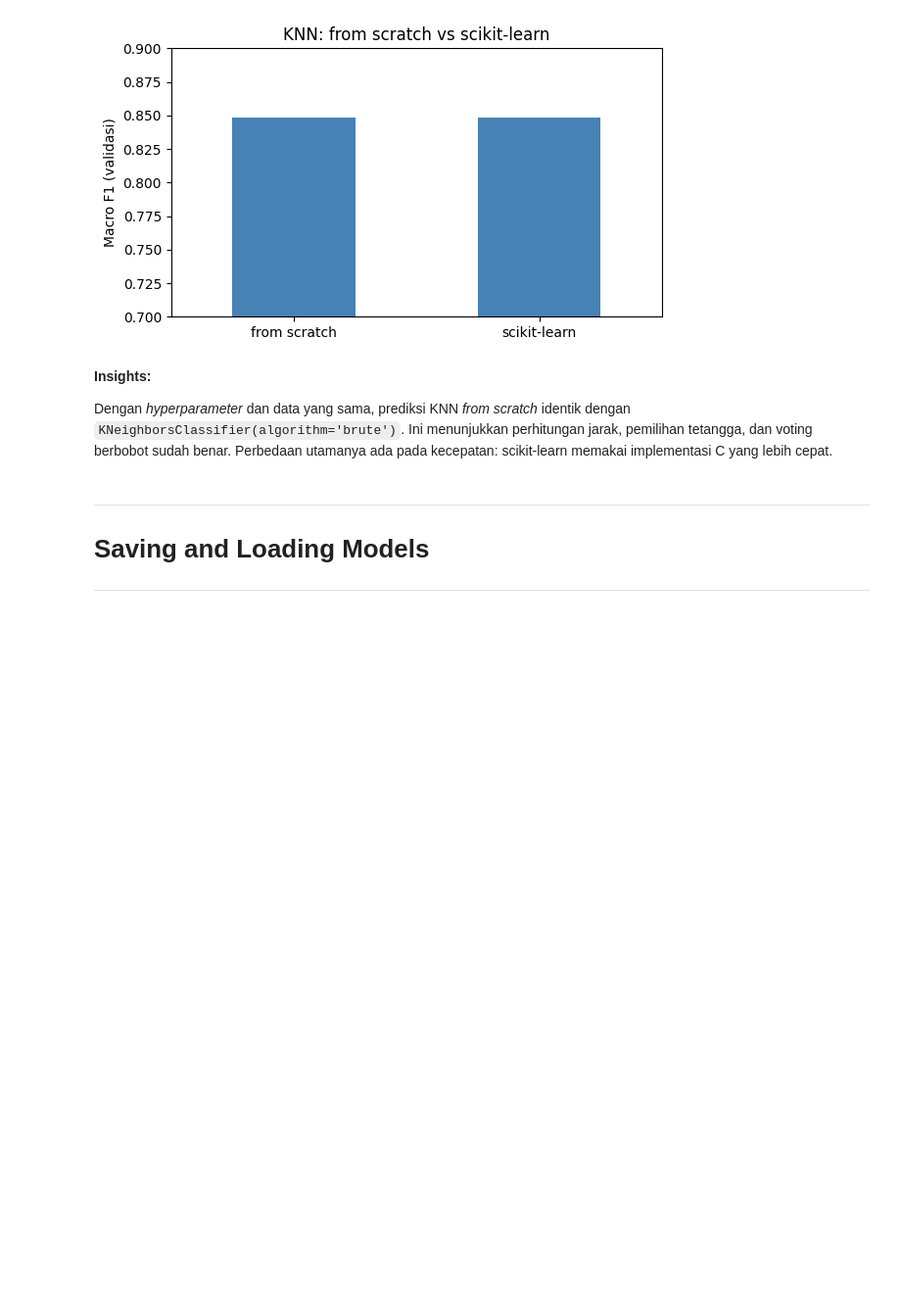
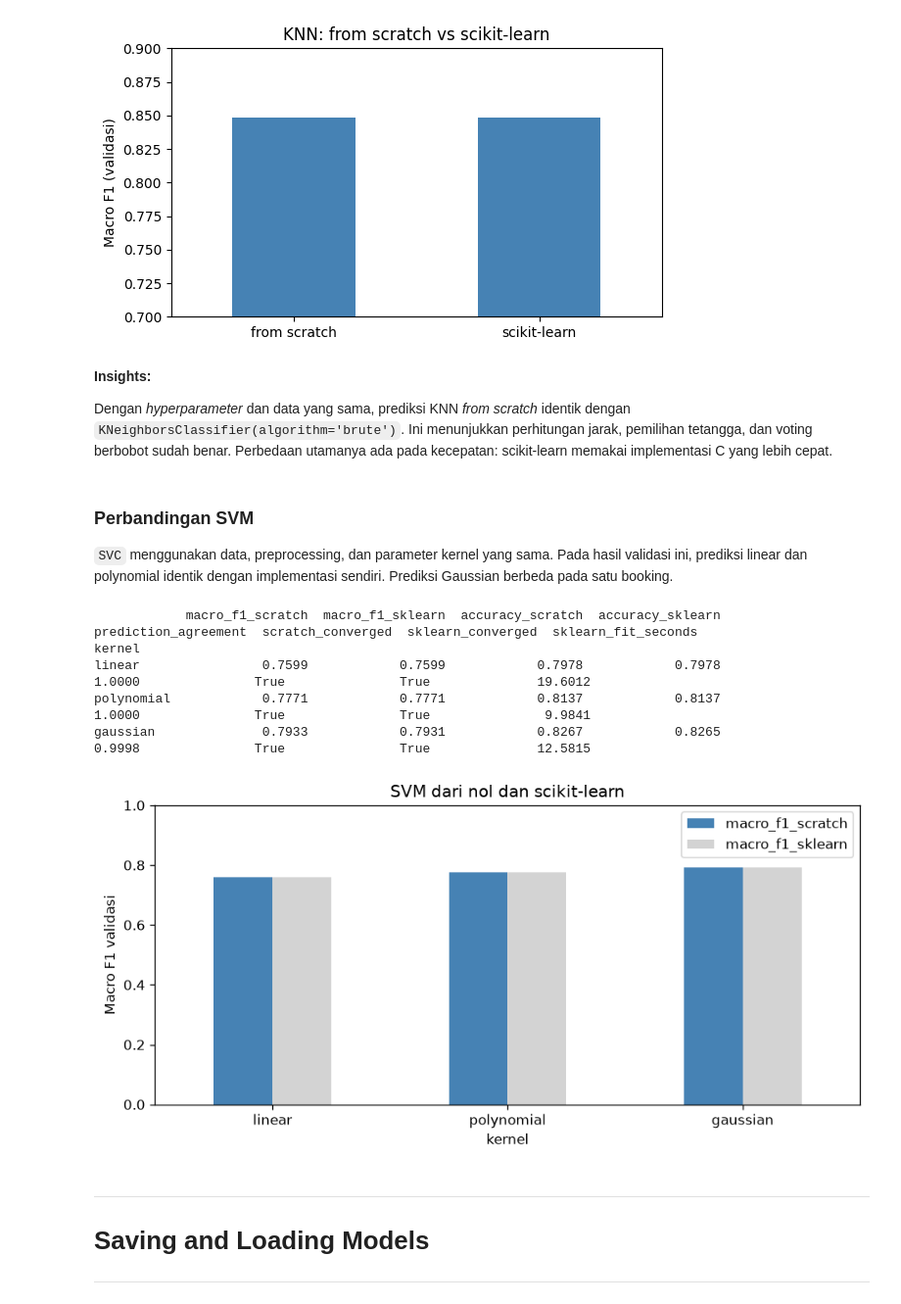
Before and after one commit to zizadhrmaa/IF3170_G25_IMKSIAI, a Jupyter notebook: src/Notebook_Tugas_Besar_2_IF3170_Inteligensi_Artifisial_2026_2027.ipynb, the cells around one changed output. Shown at 98% size. Saved outputs shown, nothing was run; the diff lists cells and outputs as text; code cells hidden in the pictures; blank space fills up the shorter version.

```diff
--- a/src/Notebook_Tugas_Besar_2_IF3170_Inteligensi_Artifisial_2026_2027.ipynb
+++ b/src/Notebook_Tugas_Besar_2_IF3170_Inteligensi_Artifisial_2026_2027.ipynb
@@ -112,6 +113,10 @@ class Settings:
     VAL_SIZE   = 0.2
     N_FOLDS    = 5
     PLOT_COLOR = 'steelblue'
+    SVM_C = 1.0
+    SVM_DEGREE = 2
+    SVM_TOL = 1e-3
+    SVM_MAX_ITER = 1000000
     # Bobot fitur untuk jarak KNN; asal nilainya dijelaskan di bagian Improvements.
     # Key-nya adalah nama kolom di Preprocessor.
     FEATURE_WEIGHTS = {
@@ -775,6 +833,54 @@ Prediksi identik: 100.00%
 **Insights:**
 
 Dengan *hyperparameter* dan data yang sama, prediksi KNN *from scratch* identik dengan `KNeighborsClassifier(algorithm='brute')`. Ini menunjukkan perhitungan jarak, pemilihan tetangga, dan voting berbobot sudah benar. Perbedaan utamanya ada pada kecepatan: scikit-learn memakai implementasi C yang lebih cepat.
+# %% [markdown]
+### Perbandingan SVM
+
+`SVC` menggunakan data, preprocessing, dan parameter kernel yang sama. Pada hasil validasi ini, prediksi linear dan polynomial identik dengan implementasi sendiri. Prediksi Gaussian berbeda pada satu booking.
+# %%
+from sklearn.svm import SVC
+
+sk_svm_models = {}
+svm_comparison_rows = []
+sklearn_kernels = {'linear': 'linear', 'polynomial': 'poly', 'gaussian': 'rbf'}
+for kernel, scratch_model in svm_models.items():
+    sk_model = SVC(C=scratch_model.C, kernel=sklearn_kernels[kernel],
+                   degree=scratch_model.degree, gamma=scratch_model.gamma_,
+                   coef0=scratch_model.coef0, tol=scratch_model.tol)
+    start = time.time()
+    sk_model.fit(X_svm_train, y_train)
+    fit_seconds = time.time() - start
+    sk_pred = sk_model.predict(X_svm_val)
+    sk_svm_models[kernel] = sk_model
+    svm_comparison_rows.append({
+        'kernel': kernel,
+        'macro_f1_scratch': macro_f1(y_val, svm_val_predictions[kernel]),
+        'macro_f1_sklearn': f1_score(y_val, sk_pred, average='macro'),
+        'accuracy_scratch': accuracy(y_val, svm_val_predictions[kernel]),
+        'accuracy_sklearn': accuracy(y_val, sk_pred),
+        'prediction_agreement': np.mean(svm_val_predictions[kernel] == sk_pred),
+        'scratch_converged': bool(scratch_model.converged_),
+        'sklearn_converged': sk_model.fit_status_ == 0,
+        'sklearn_fit_seconds': fit_seconds,
+    })
+
+svm_comparison = pd.DataFrame(svm_comparison_rows).set_index('kernel')
+print(svm_comparison.round(4).to_string())
+ax = svm_comparison[['macro_f1_scratch', 'macro_f1_sklearn']].plot.bar(
+    figsize=(8, 4), color=[CFG.PLOT_COLOR, 'lightgray'])
+ax.set_ylabel('Macro F1 validasi')
+ax.set_title('SVM dari nol dan scikit-learn')
+ax.set_ylim(0, 1)
+ax.tick_params(axis='x', rotation=0)
+plt.tight_layout()
+plt.show()
+# %% [output]
+            macro_f1_scratch  macro_f1_sklearn  accuracy_scratch  accuracy_sklearn  prediction_agreement  scratch_converged  sklearn_converged  sklearn_fit_seconds
+kernel
+linear                0.7599            0.7599            0.7978            0.7978                1.0000               True               True              19.6012
+polynomial            0.7771            0.7771            0.8137            0.8137                1.0000               True               True               9.9841
+gaussian              0.7933            0.7931            0.8267            0.8265                0.9998               True               True              12.5815
+[figure, added]
 # %% [markdown]
 ---
 
```
Also changed, not shown: parts of 11 cells of this notebook, 1 other file.
